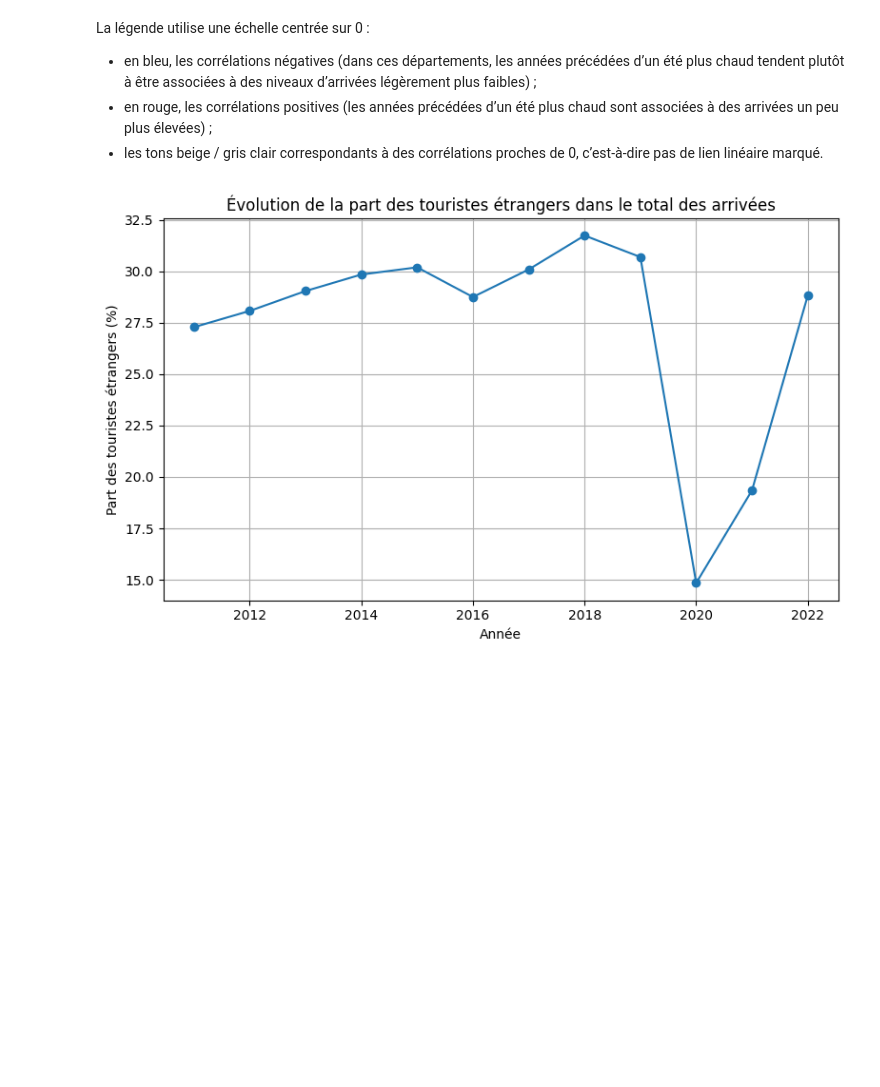
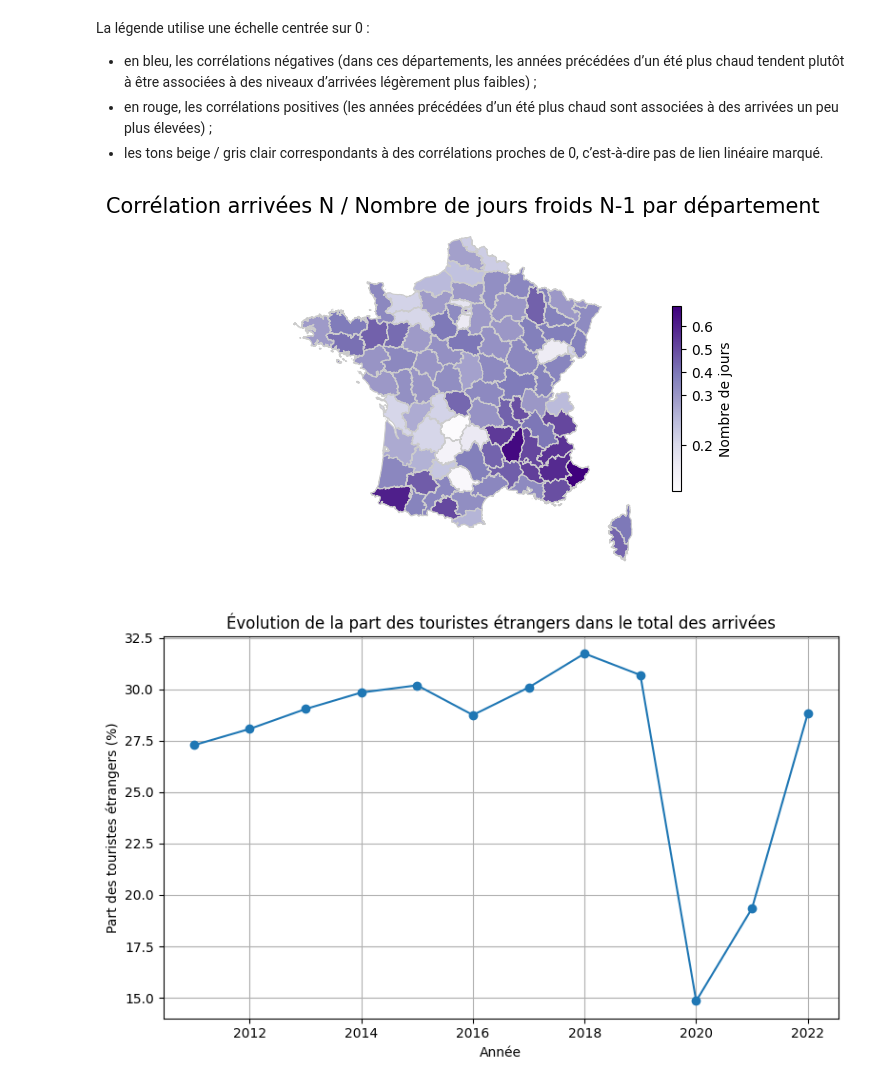
Before and after one commit to Manonchvllr/Project, a Jupyter notebook: rapport.ipynb, the cells around one changed output. Saved outputs shown, nothing was run; the diff lists cells and outputs as text; code cells hidden in the pictures; blank space fills up the shorter version.

Commit message:
indicateur_froid

```diff
--- a/rapport.ipynb
+++ b/rapport.ipynb
@@ -625,3 +691,25 @@ Départements à corrélation fortement NÉGATIVE :
 89  89                 -0.520799
 91  91                 -0.596236
 ['11', '14', '19', '21', '23', '24', '30', '31', '36', '37', '39', '42', '48', '51', '52', '54', '58', '60', '61', '62', '80', '84', '86', '89', '91']
+# %%
+# Par département pour indice froid
+
+corr_par_dep_lag_froid = (
+    base_lag_froid
+    .groupby("DEP")
+    .apply(lambda g: g["arrivees"].corr(g["indice_froid_N_1"], method="pearson"))
+    .reset_index(name="corr_froid_arrivees_indice_N_1")
+)
+
+corr_par_dep_lag_froid.head()
+
+dep_corr_froid_forte_positive = corr_par_dep_lag_froid[corr_par_dep_lag_froid["corr_froid_arrivees_indice_N_1"] >= 0.75]
+liste_froid_dep_forte_negative= corr_par_dep_lag_froid.loc[corr_par_dep_lag_froid["corr_froid_arrivees_indice_N_1"] <= -0.5, "DEP"].tolist()
+dep_corr_froid_forte_negative = corr_par_dep_lag_froid[corr_par_dep_lag_froid["corr_froid_arrivees_indice_N_1"] <= -0.5]
+
+print("Départements à corrélation fortement POSITIVE - indice froid :")
+print(dep_corr_froid_forte_positive)
+
+print("\nDépartements à corrélation fortement NÉGATIVE - indice froid:")
+print(dep_corr_froid_forte_negative)
+print(liste_froid_dep_forte_negative)
@@ -650,6 +749,25 @@ La légende utilise une échelle centrée sur 0 :
 - en bleu, les corrélations négatives (dans ces départements, les années précédées d’un été plus chaud tendent plutôt à être associées à des niveaux d’arrivées légèrement plus faibles) ;
 - en rouge, les corrélations positives (les années précédées d’un été plus chaud sont associées à des arrivées un peu plus élevées) ;
 - les tons beige / gris clair correspondants à des corrélations proches de 0, c’est-à-dire pas de lien linéaire marqué.
+# %%
+corr_dep3 = corr_par_dep_lag_froid.copy()
+corr_dep3["DEP"] = corr_dep3["DEP"].astype(str).str.zfill(2)
+
+annees = toutes_annees
+mois=mois_hiver
+fig, ax = plt.subplots(figsize=(6, 8))
+
+cartes.mise_en_forme_carte(
+    cartes.donnee_carte(corr_dep3),
+    annees=toutes_annees,
+    mois=mois_hiver,
+    indicateur= "corr_froid_arrivees_indice_N_1",
+    titre_carte= "Corrélation arrivées N / Nombre de jours froids N-1 par département",
+    plotting=ax,
+    evolution=False
+)
+# %% [output]
+[figure, added]
 # %%
 tour = data_3.copy()
 
```
Also changed, not shown: parts of 17 cells of this notebook.
